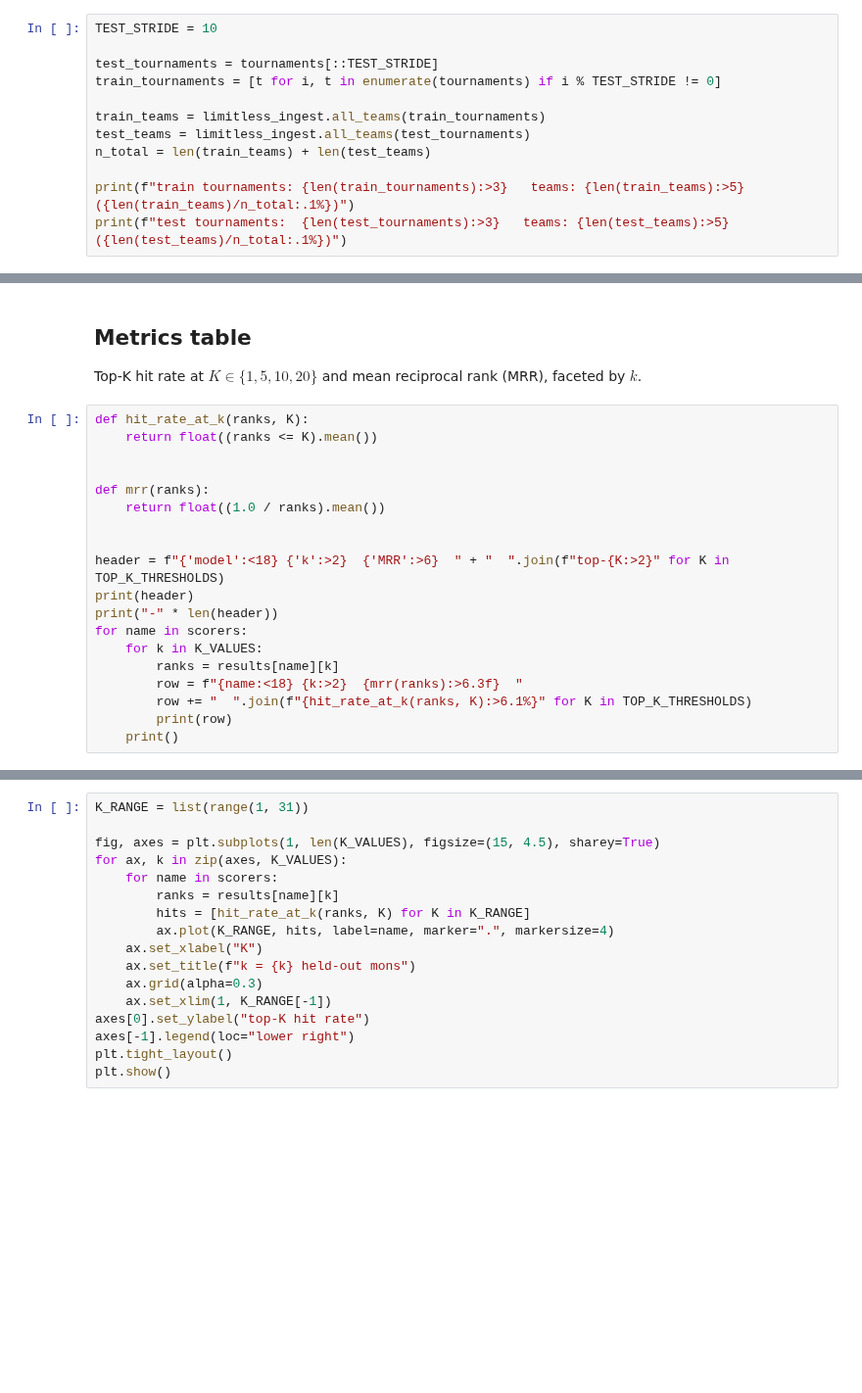
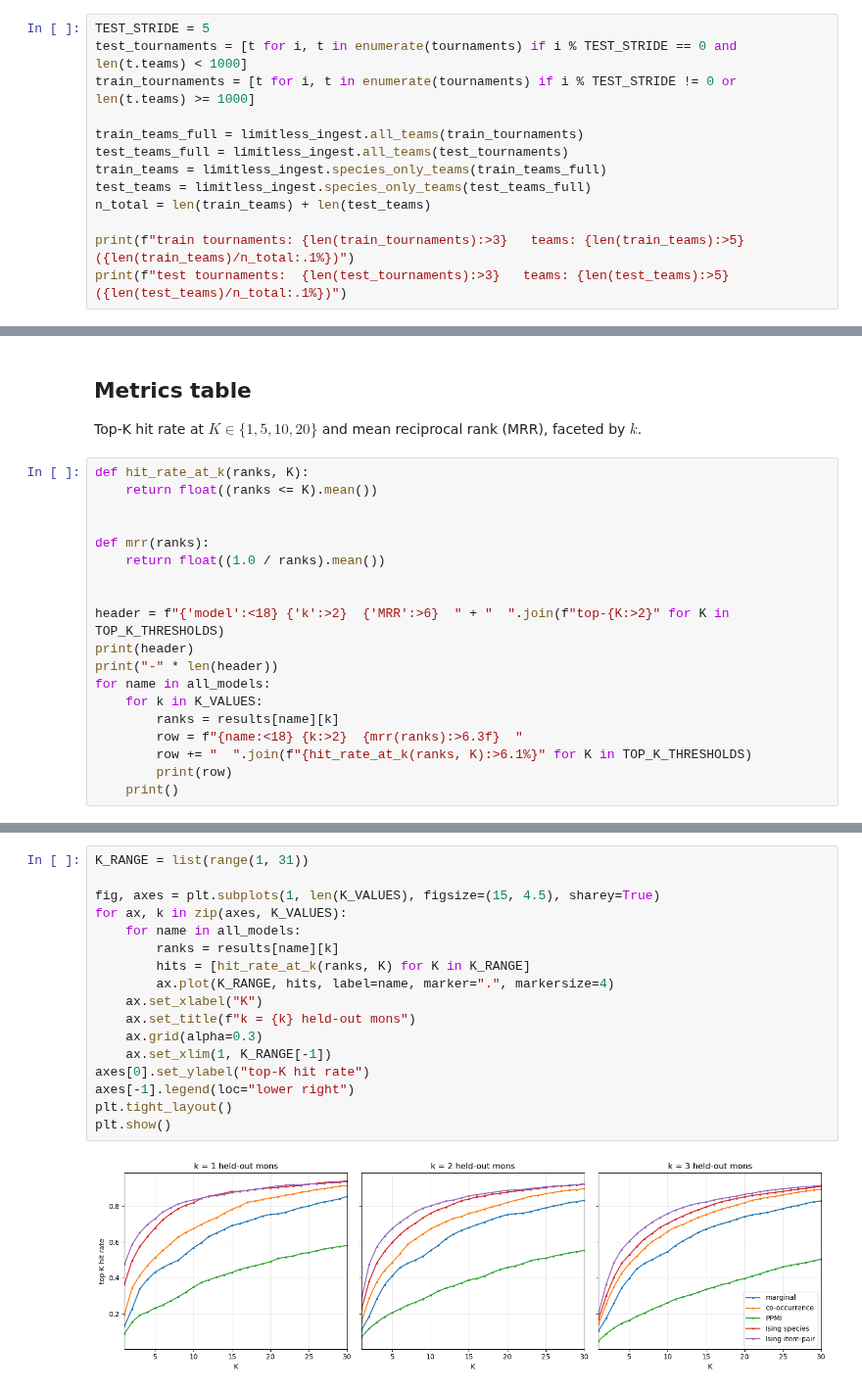
Before and after one commit to kylehtunis/k2dex, a Jupyter notebook: validation.ipynb, the cells around one changed output, grey strips where cells are left out. Shown at 98% size. Drawn from its saved outputs; the diff is of its cells as text; blank space fills up the shorter version.

```diff
--- a/validation.ipynb
+++ b/validation.ipynb
@@ -32,11 +40,12 @@ Tournaments are already in date order (newest-first) from `limitless_ingest`. St
 # %%
-TEST_STRIDE = 10
+TEST_STRIDE = 5
+test_tournaments = [t for i, t in enumerate(tournaments) if i % TEST_STRIDE == 0 and len(t.teams) < 1000]
+train_tournaments = [t for i, t in enumerate(tournaments) if i % TEST_STRIDE != 0 or len(t.teams) >= 1000]
 
-test_tournaments = tournaments[::TEST_STRIDE]
-train_tournaments = [t for i, t in enumerate(tournaments) if i % TEST_STRIDE != 0]
-
-train_teams = limitless_ingest.all_teams(train_tournaments)
-test_teams = limitless_ingest.all_teams(test_tournaments)
+train_teams_full = limitless_ingest.all_teams(train_tournaments)
+test_teams_full = limitless_ingest.all_teams(test_tournaments)
+train_teams = limitless_ingest.species_only_teams(train_teams_full)
+test_teams = limitless_ingest.species_only_teams(test_teams_full)
 n_total = len(train_teams) + len(test_teams)
 
 print(f"train tournaments: {len(train_tournaments):>3}   teams: {len(train_teams):>5}   ({len(train_teams)/n_total:.1%})")
@@ -213,7 +349,7 @@ def mrr(ranks):
 header = f"{'model':<18} {'k':>2}  {'MRR':>6}  " + "  ".join(f"top-{K:>2}" for K in TOP_K_THRESHOLDS)
 print(header)
 print("-" * len(header))
-for name in scorers:
+for name in all_models:
     for k in K_VALUES:
         ranks = results[name][k]
         row = f"{name:<18} {k:>2}  {mrr(ranks):>6.3f}  "
@@ -227,17 +381,19 @@ Top-K hit rate as a function of $K$, one panel per $k$.
 # %%
 K_RANGE = list(range(1, 31))
 
 fig, axes = plt.subplots(1, len(K_VALUES), figsize=(15, 4.5), sharey=True)
 for ax, k in zip(axes, K_VALUES):
-    for name in scorers:
+    for name in all_models:
         ranks = results[name][k]
         hits = [hit_rate_at_k(ranks, K) for K in K_RANGE]
         ax.plot(K_RANGE, hits, label=name, marker=".", markersize=4)
     ax.set_xlabel("K")
     ax.set_title(f"k = {k} held-out mons")
     ax.grid(alpha=0.3)
     ax.set_xlim(1, K_RANGE[-1])
 axes[0].set_ylabel("top-K hit rate")
 axes[-1].legend(loc="lower right")
 plt.tight_layout()
 plt.show()
+# %% [output]
+[figure, added]
```
Also changed, not shown: parts of 36 cells of this notebook, 3 other files.
